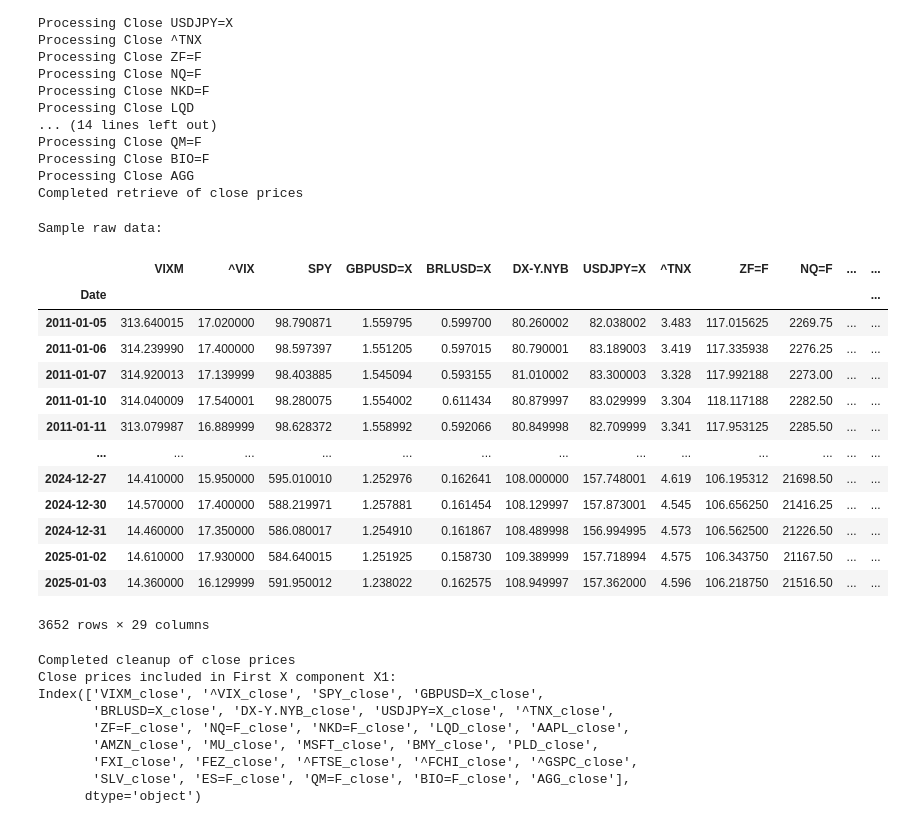
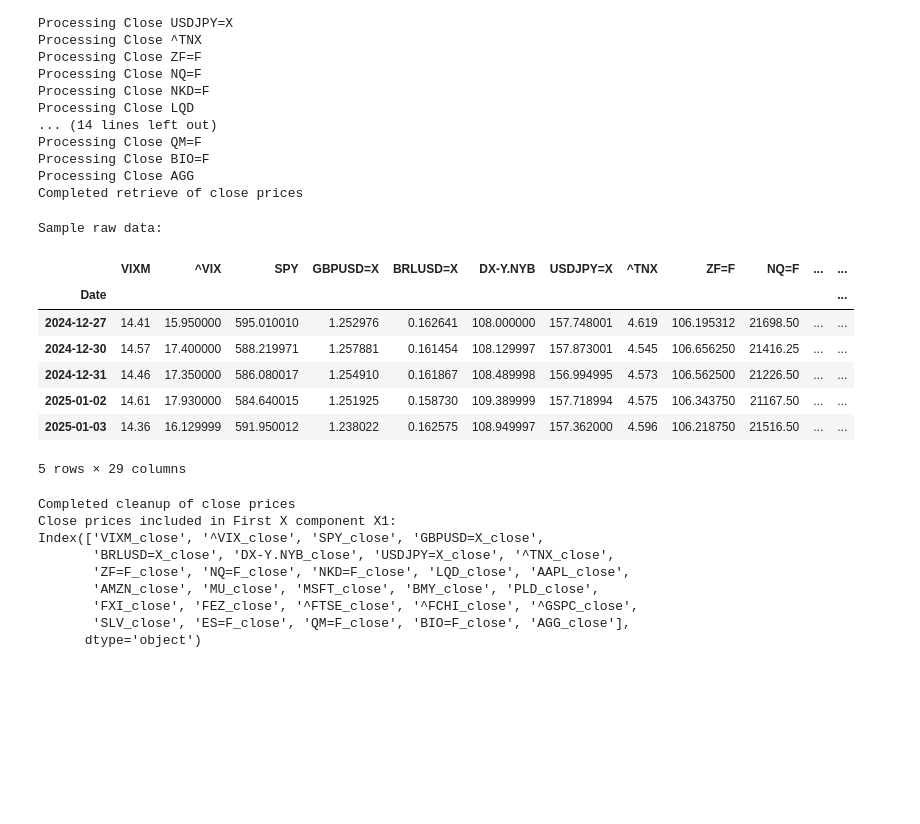
Before and after one commit to paocarvajal1912/VIXM-Algorithmic-Strategy, a Jupyter notebook: vixm_adaboost_model_evaluation.ipynb, the cells around one changed output. Cells and saved outputs as stored; diff of their text form; code cells hidden in the pictures; blank space fills up the shorter version.

```diff
--- a/vixm_adaboost_model_evaluation.ipynb
+++ b/vixm_adaboost_model_evaluation.ipynb
@@ -187,23 +189,17 @@ Processing Close AGG
 Completed retrieve of close prices
 # %%
 print("Sample raw data:")
-close_prices_df_raw
+close_prices_df_raw.tail()
 # %% [output]
 Sample raw data:
 |  | VIXM | ^VIX | SPY | GBPUSD=X | BRLUSD=X | DX-Y.NYB | USDJPY=X | ^TNX | ZF=F | NQ=F | ... | ... |
 | Date |  |  |  |  |  |  |  |  |  |  |  | ... |
-| 2011-01-05 | 313.640015 | 17.020000 | 98.790871 | 1.559795 | 0.599700 | 80.260002 | 82.038002 | 3.483 | 117.015625 | 2269.75 | ... | ... |
-| 2011-01-06 | 314.239990 | 17.400000 | 98.597397 | 1.551205 | 0.597015 | 80.790001 | 83.189003 | 3.419 | 117.335938 | 2276.25 | ... | ... |
-| 2011-01-07 | 314.920013 | 17.139999 | 98.403885 | 1.545094 | 0.593155 | 81.010002 | 83.300003 | 3.328 | 117.992188 | 2273.00 | ... | ... |
-| 2011-01-10 | 314.040009 | 17.540001 | 98.280075 | 1.554002 | 0.611434 | 80.879997 | 83.029999 | 3.304 | 118.117188 | 2282.50 | ... | ... |
-| 2011-01-11 | 313.079987 | 16.889999 | 98.628372 | 1.558992 | 0.592066 | 80.849998 | 82.709999 | 3.341 | 117.953125 | 2285.50 | ... | ... |
-| ... | ... | ... | ... | ... | ... | ... | ... | ... | ... | ... | ... | ... |
-| 2024-12-27 | 14.410000 | 15.950000 | 595.010010 | 1.252976 | 0.162641 | 108.000000 | 157.748001 | 4.619 | 106.195312 | 21698.50 | ... | ... |
-| 2024-12-30 | 14.570000 | 17.400000 | 588.219971 | 1.257881 | 0.161454 | 108.129997 | 157.873001 | 4.545 | 106.656250 | 21416.25 | ... | ... |
-| 2024-12-31 | 14.460000 | 17.350000 | 586.080017 | 1.254910 | 0.161867 | 108.489998 | 156.994995 | 4.573 | 106.562500 | 21226.50 | ... | ... |
-| 2025-01-02 | 14.610000 | 17.930000 | 584.640015 | 1.251925 | 0.158730 | 109.389999 | 157.718994 | 4.575 | 106.343750 | 21167.50 | ... | ... |
-| 2025-01-03 | 14.360000 | 16.129999 | 591.950012 | 1.238022 | 0.162575 | 108.949997 | 157.362000 | 4.596 | 106.218750 | 21516.50 | ... | ... |
+| 2024-12-27 | 14.41 | 15.950000 | 595.010010 | 1.252976 | 0.162641 | 108.000000 | 157.748001 | 4.619 | 106.195312 | 21698.50 | ... | ... |
+| 2024-12-30 | 14.57 | 17.400000 | 588.219971 | 1.257881 | 0.161454 | 108.129997 | 157.873001 | 4.545 | 106.656250 | 21416.25 | ... | ... |
+| 2024-12-31 | 14.46 | 17.350000 | 586.080017 | 1.254910 | 0.161867 | 108.489998 | 156.994995 | 4.573 | 106.562500 | 21226.50 | ... | ... |
+| 2025-01-02 | 14.61 | 17.930000 | 584.640015 | 1.251925 | 0.158730 | 109.389999 | 157.718994 | 4.575 | 106.343750 | 21167.50 | ... | ... |
+| 2025-01-03 | 14.36 | 16.129999 | 591.950012 | 1.238022 | 0.162575 | 108.949997 | 157.362000 | 4.596 | 106.218750 | 21516.50 | ... | ... |
-3652 rows × 29 columns
+5 rows × 29 columns
 # %%
 # Clean up of closing prices
 X1, vixm, vixm_ret, close_prices_df = cleanup_prices_and_get_vixm_price_and_return(
```
Also changed, not shown: parts of 6 cells of this notebook, 1 other file.
